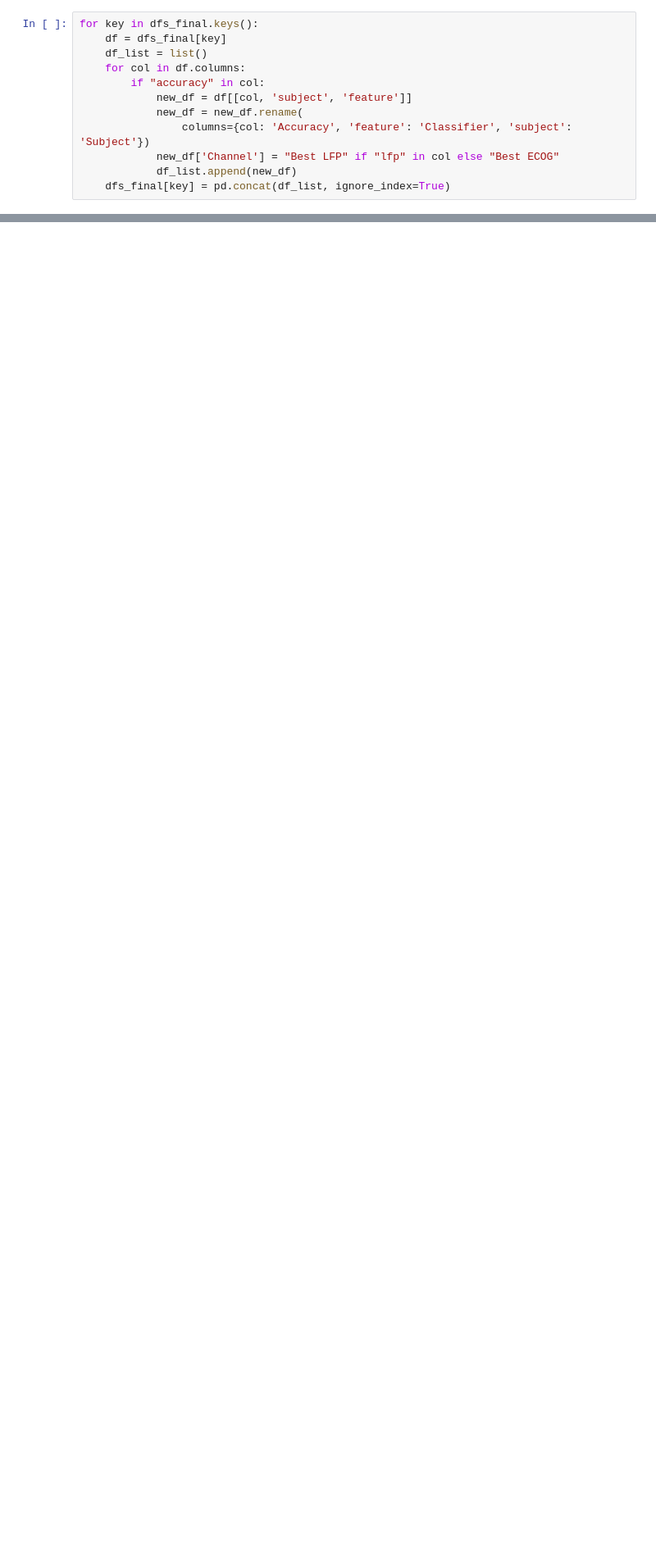
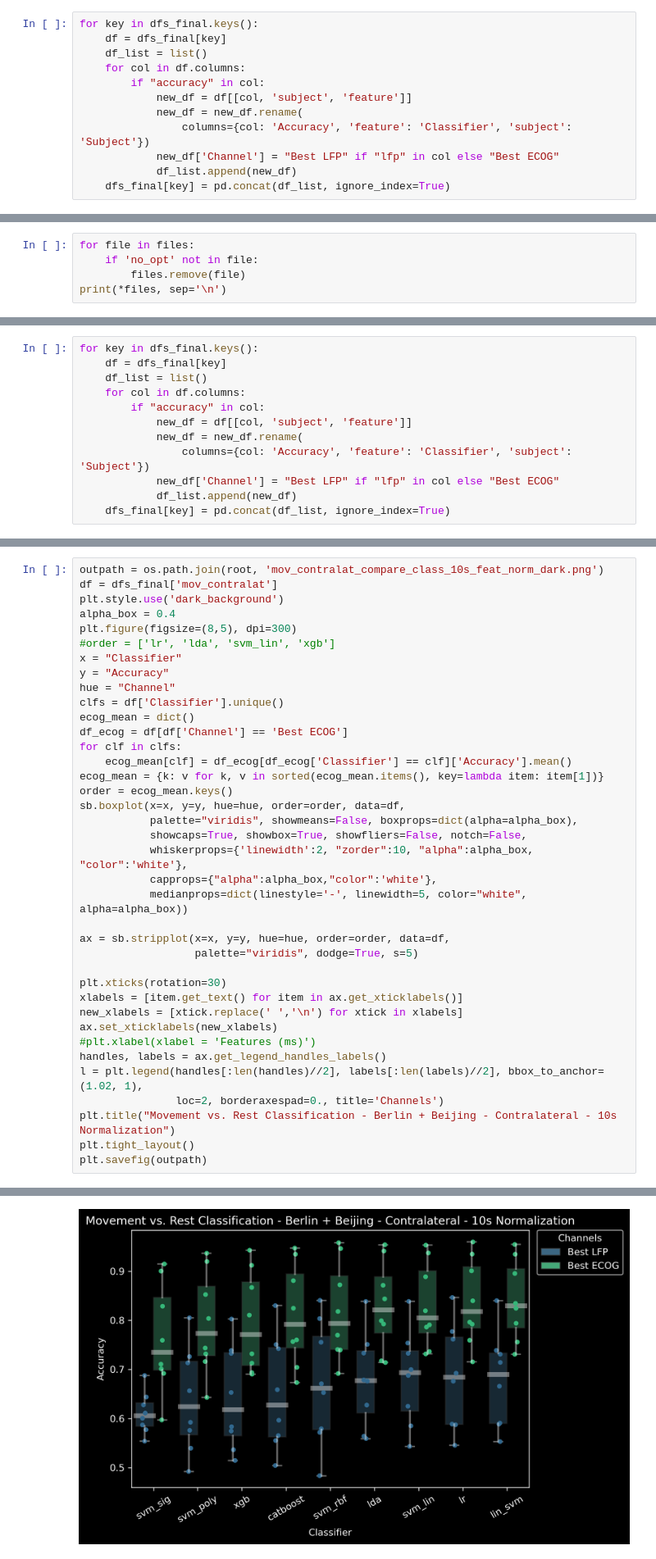
Before and after one commit to neuromodulation/py_neuromodulation, a Jupyter notebook: classification/MotOnsetPred_compare_performance_classifiers.ipynb, the cells around one changed output, grey strips where cells are left out. Shown: that part at 82% size. Saved outputs shown, nothing was run; the diff lists cells and outputs as text; blank space fills up the shorter version.

```diff
--- a/classification/MotOnsetPred_compare_performance_classifiers.ipynb
+++ b/classification/MotOnsetPred_compare_performance_classifiers.ipynb
@@ -349,0 +349,5 @@ plt.savefig(outpath)
+# %%
+for file in files:
+    if 'no_opt' not in file:
+        files.remove(file)
+print(*files, sep='\n')
@@ -349,0 +484,12 @@ plt.savefig(outpath)
+# %%
+for key in dfs_final.keys():
+    df = dfs_final[key]
+    df_list = list()
+    for col in df.columns:
+        if "accuracy" in col:
+            new_df = df[[col, 'subject', 'feature']]
+            new_df = new_df.rename(
+                columns={col: 'Accuracy', 'feature': 'Classifier', 'subject': 'Subject'})
+            new_df['Channel'] = "Best LFP" if "lfp" in col else "Best ECOG"
+            df_list.append(new_df)
+    dfs_final[key] = pd.concat(df_list, ignore_index=True)
@@ -349,0 +512,39 @@ plt.savefig(outpath)
+# %%
+outpath = os.path.join(root, 'mov_contralat_compare_class_10s_feat_norm_dark.png')
+df = dfs_final['mov_contralat']
+plt.style.use('dark_background')
+alpha_box = 0.4
+plt.figure(figsize=(8,5), dpi=300)
+#order = ['lr', 'lda', 'svm_lin', 'xgb']
+x = "Classifier"
+y = "Accuracy"
+hue = "Channel"
+clfs = df['Classifier'].unique()
+ecog_mean = dict()
+df_ecog = df[df['Channel'] == 'Best ECOG']
+for clf in clfs:
+    ecog_mean[clf] = df_ecog[df_ecog['Classifier'] == clf]['Accuracy'].mean()
+ecog_mean = {k: v for k, v in sorted(ecog_mean.items(), key=lambda item: item[1])}
+order = ecog_mean.keys()
+sb.boxplot(x=x, y=y, hue=hue, order=order, data=df,
+           palette="viridis", showmeans=False, boxprops=dict(alpha=alpha_box),
+           showcaps=True, showbox=True, showfliers=False, notch=False,
+           whiskerprops={'linewidth':2, "zorder":10, "alpha":alpha_box, "color":'white'},
+           capprops={"alpha":alpha_box,"color":'white'},
+           medianprops=dict(linestyle='-', linewidth=5, color="white", alpha=alpha_box))
+
+ax = sb.stripplot(x=x, y=y, hue=hue, order=order, data=df,
+                  palette="viridis", dodge=True, s=5)
+
+plt.xticks(rotation=30)
+xlabels = [item.get_text() for item in ax.get_xticklabels()]
+new_xlabels = [xtick.replace(' ','\n') for xtick in xlabels]
+ax.set_xticklabels(new_xlabels)
+#plt.xlabel(xlabel = 'Features (ms)')
+handles, labels = ax.get_legend_handles_labels()
+l = plt.legend(handles[:len(handles)//2], labels[:len(labels)//2], bbox_to_anchor=(1.02, 1),
+               loc=2, borderaxespad=0., title='Channels')
+plt.title("Movement vs. Rest Classification - Berlin + Beijing - Contralateral - 10s Normalization")
+plt.tight_layout()
+plt.savefig(outpath)
+# %% [output]
@@ -349,0 +560 @@ plt.savefig(outpath)
+[figure, added]
```
Also changed, not shown: parts of 21 cells of this notebook, 8 other files.
